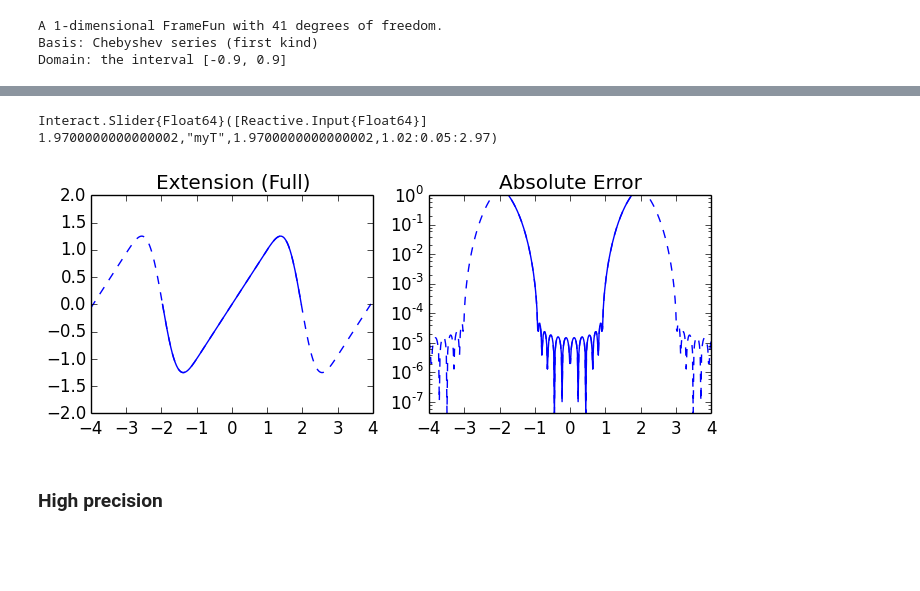
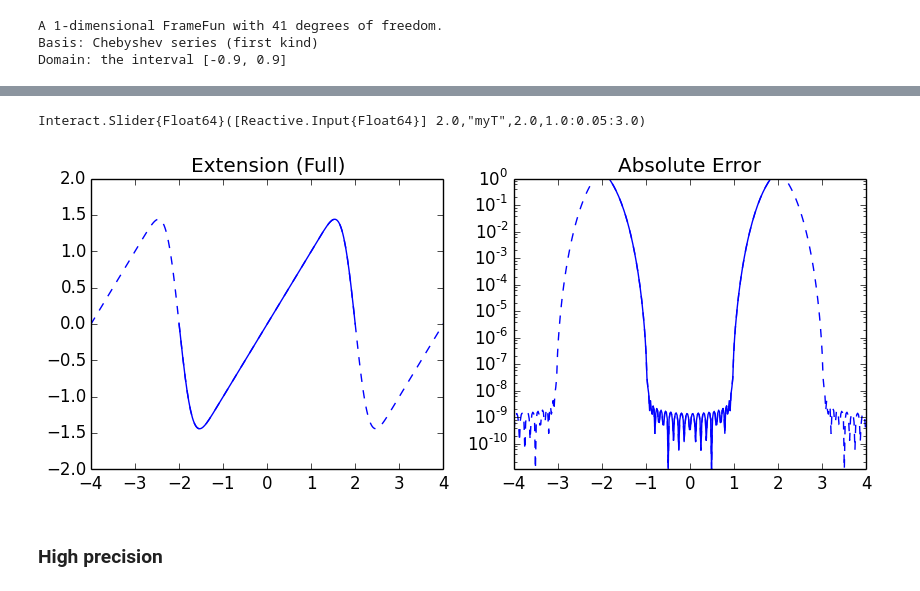
Before and after one commit to JuliaApproximation/FrameFun.jl, a Jupyter notebook: examples/FrameFunDemo.ipynb, the cells around one changed output, grey strips where cells are left out. Cells and saved outputs as stored; diff of their text form; code cells hidden in the pictures; blank space fills up the shorter version.

```diff
--- a/examples/FrameFunDemo.ipynb
+++ b/examples/FrameFunDemo.ipynb
@@ -79,17 +78,17 @@ subplot(224); plot_error(F3,f3)
 PyObject <matplotlib.text.Text object at 0x...>
 # %%
-h=figure()
+h = figure(figsize=(10,8))
 D = Interval(-1.0,1.0)
-@manipulate for myT=1.02:0.05:3.0; withfig(h) do
-        B = rescale(FourierBasis(11),-myT,myT)
+@manipulate for myT=1.0:0.05:3.0; withfig(h) do
+        B = rescale(FourierBasis(21),-myT,myT)
         F=Fun(f1,B,D)
         subplot(221); plot_expansion(F,repeats=1); xlim([-4; 4]); ylim([-2; 2])
         subplot(222); plot_error(F, f1,repeats=1); xlim([-4; 4]); ylim([-10^16; 1])
     end
 end
 # %% [output]
-Interact.Slider{Float64}([Reactive.Input{Float64}] 1.9700000000000002,"myT",1.9700000000000002,1.02:0.05:2.97)
+Interact.Slider{Float64}([Reactive.Input{Float64}] 2.0,"myT",2.0,1.0:0.05:3.0)
-[figure, old version]
+[figure, new version]
 # %% [markdown]
 ### High precision
 # %%
```
Also changed, not shown: parts of 45 cells of this notebook, 1 other file.
